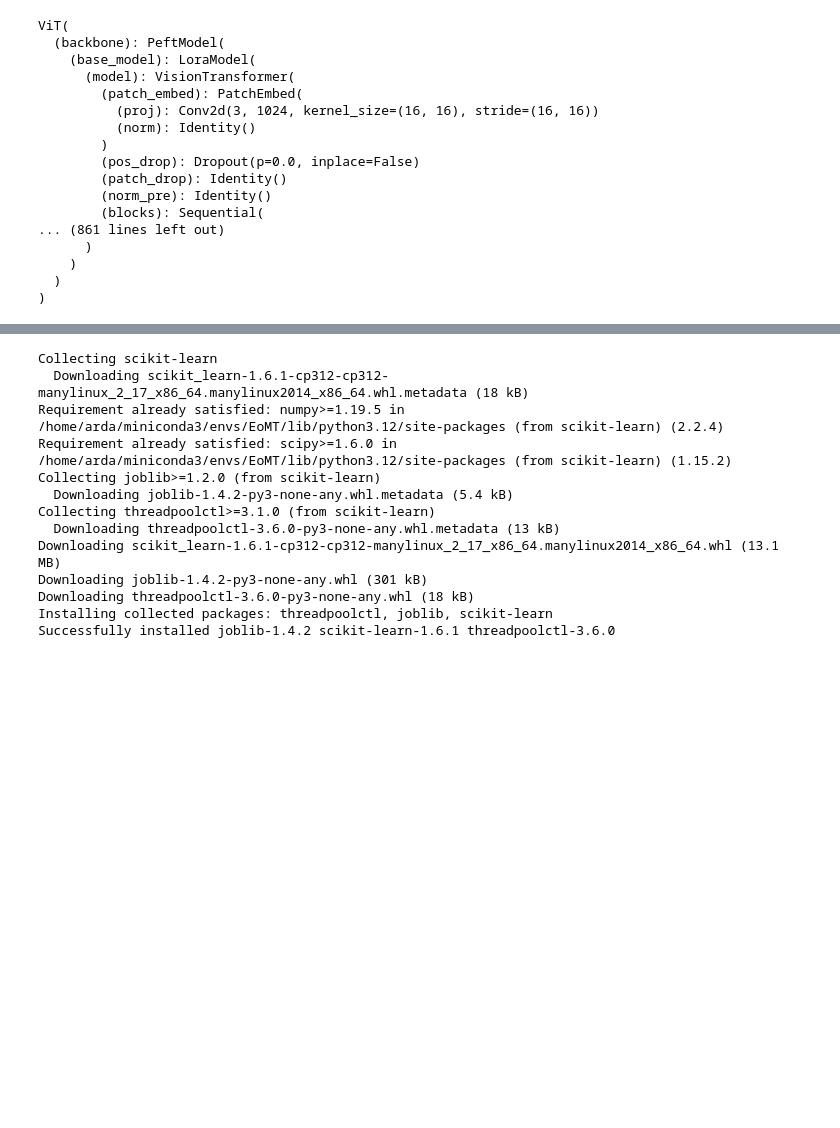
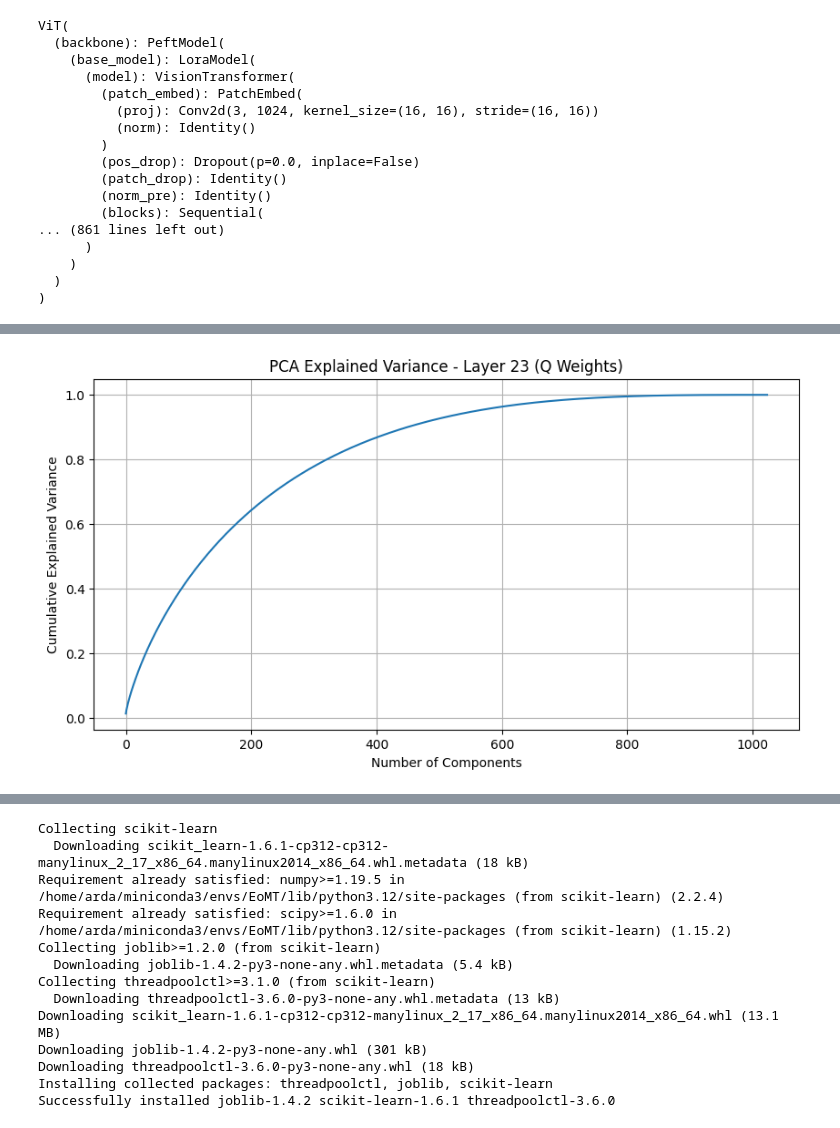
Before and after one commit to ardaerendogru/eomt, a Jupyter notebook: notebooks/pilot.ipynb, the cells around one changed output, grey strips where cells are left out. Cells and saved outputs as stored; diff of their text form; code cells hidden in the pictures; blank space fills up the shorter version.

Commit message:
Detection implementation with instance segmentation.

```diff
--- a/notebooks/pilot.ipynb
+++ b/notebooks/pilot.ipynb
@@ -220,14 +220,7 @@ def extract_qkv_weights(model, layer_num):
     qkv_layer = model.blocks[layer_num].attn.qkv
     qkv_weight = qkv_layer.weight
 
-    # Calculate the split point based on the weight shape
-    embed_dim = qkv_weight.shape[1] # Dimension of each Q, K, V head
-    num_heads = model.blocks[layer_num].attn.num_heads
-    head_dim = embed_dim // num_heads
-
     # The qkv.weight tensor shape is typically (3 * embed_dim, embed_dim)
-    # or sometimes (embed_dim, 3 * head_dim) depending on implementation.
-    # Let's assume (3 * embed_dim, ...) as per original slicing logic.
     total_dim = qkv_weight.shape[0]
     dim_per_type = total_dim // 3
 
@@ -237,16 +230,13 @@ def extract_qkv_weights(model, layer_num):
 
     return q_weights.detach().cpu().numpy(), k_weights.detach().cpu().numpy(), v_weights.detach().cpu().numpy()
 
-# Function to apply PCA and visualize explained variance
-def analyze_qkv_pca(q_weights, k_weights, v_weights, layer_num):
-    # Combine Q, K, V weights for PCA
-    combined_weights = np.concatenate([q_weights, k_weights, v_weights], axis=0)
+# Helper function to perform PCA and visualize results
+def _perform_and_visualize_pca(weights, weight_type, layer_num):
+    """Fits PCA, plots explained variance, and visualizes top 3 PCs as RGB."""
+    pca = PCA()
+    pca.fit(weights)
 
-    # Apply PCA
-    pca = PCA()
-    pca.fit(combined_weights)
-
-    # Plot explained variance ratio
+    # --- Plot explained variance ratio ---
     explained_variance_ratio = pca.explained_variance_ratio_
     cumulative_variance = np.cumsum(explained_variance_ratio)
 
@@ -254,17 +244,61 @@ def analyze_qkv_pca(q_weights, k_weights, v_weights, layer_num):
     plt.plot(cumulative_variance)
     plt.xlabel("Number of Components")
     plt.ylabel("Cumulative Explained Variance")
-    plt.title(f"PCA Explained Variance - Layer {layer_num}")
+    plt.title(f"PCA Explained Variance - Layer {layer_num} ({weight_type} Weights)")
     plt.grid(True)
     plt.show()
 
-# Example usage: Analyze QKV weights from layer 5
-layer_num = 5  # Choose the layer you want to analyze
+    # --- Visualize top 3 PCA components as RGB ---
+    if pca.n_components_ >= 3:
+        top3_pcs = pca.components_[:3, :]
+
+        n_features = top3_pcs.shape[1]
+        img_dim = int(np.sqrt(n_features))
+
+        if img_dim * img_dim == n_features:
+            pc_images = top3_pcs.reshape(3, img_dim, img_dim)
+            rgb_image = np.stack(pc_images, axis=-1)
+
+            min_val = rgb_image.min()
+            max_val = rgb_image.max()
+            if max_val > min_val:
+                 rgb_image_normalized = (rgb_image - min_val) / (max_val - min_val)
+            else:
+                 rgb_image_normalized = np.zeros_like(rgb_image)
+
+            plt.figure(figsize=(6, 6))
+            plt.imshow(rgb_image_normalized)
+            plt.title(f"Top 3 PCA Components as RGB - Layer {layer_num} ({weight_type} Weights)")
+            plt.axis('off')
+            plt.show()
+        else:
+            print(f"Layer {layer_num} ({weight_type}): Cannot reshape {n_features} features into a square image.")
+    else:
+        print(f"Layer {layer_num} ({weight_type}): Not enough components ({pca.n_components_}) for RGB visualization.")
+
+
+# Function to analyze Q, K, V weights separately
+def analyze_qkv_pca_distinctly(q_weights, k_weights, v_weights, layer_num):
+    print(f"\n--- Analyzing Layer {layer_num} ---")
+
+    print("\nAnalyzing Q Weights:")
+    _perform_and_visualize_pca(q_weights, "Q", layer_num)
+
+    print("\nAnalyzing K Weights:")
+    _perform_and_visualize_pca(k_weights, "K", layer_num)
+
+    print("\nAnalyzing V Weights:")
+    _perform_and_visualize_pca(v_weights, "V", layer_num)
+
+
+# Example usage: Analyze QKV weights from layer 5 distinctly
+layer_num = 23  # Choose the layer you want to analyze
 q_weights, k_weights, v_weights = extract_qkv_weights(model, layer_num)
-analyze_qkv_pca(q_weights, k_weights, v_weights, layer_num)
+analyze_qkv_pca_distinctly(q_weights, k_weights, v_weights, layer_num) # Use the new function
 
 # You can loop through multiple layers if needed
-# for layer_num in range(12): # Assuming 12 layers, adjust as needed
-#     q_weights, k_weights, v_weights = extract_qkv_weights(vit, layer_num)
-#     analyze_qkv_pca(q_weights, k_weights, v_weights, layer_num)
+# num_layers = len(model.blocks) # Get number of layers dynamically
+# for layer_num in range(num_layers):
+#     q_weights, k_weights, v_weights = extract_qkv_weights(model, layer_num)
+#     analyze_qkv_pca_distinctly(q_weights, k_weights, v_weights, layer_num)
 # %% [output]
@@ -271,0 +308 @@ AttributeError: 'VisionTransformer' object has no attribute 'backbone'
+[figure, added]
```
Also changed, not shown: parts of 1 cell of this notebook, 6 other files.
